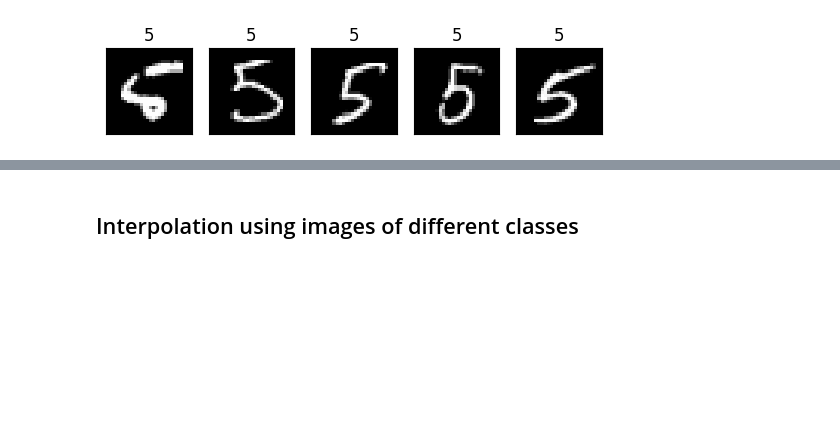
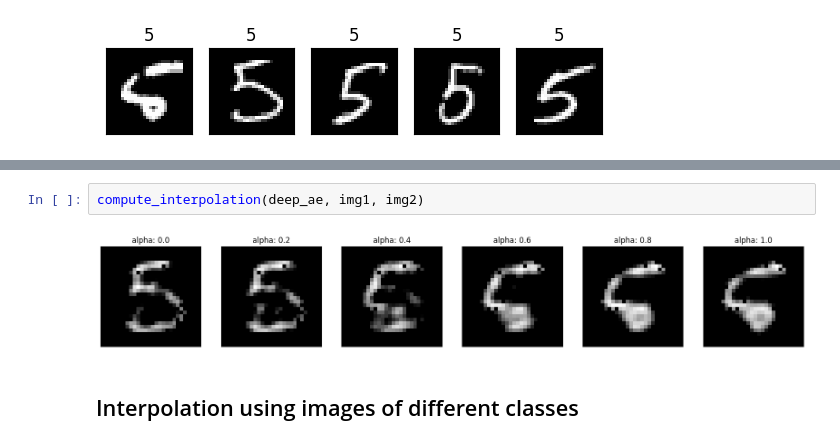
Before and after one commit to Sopralapanca/Pattern-Recognition, a Jupyter notebook: ASSIGNMENT_1_GIACOMO_CARFI_AUTOENCODER.ipynb, the cells around one changed output, grey strips where cells are left out. Drawn from its saved outputs; the diff is of its cells as text; blank space fills up the shorter version.

Commit message:
prova latent interpolation con diversi modelli

```diff
--- a/ASSIGNMENT_1_GIACOMO_CARFI_AUTOENCODER.ipynb
+++ b/ASSIGNMENT_1_GIACOMO_CARFI_AUTOENCODER.ipynb
@@ -527,3 +527,7 @@ compute_interpolation(sae, img1, img2)
+# %%
+compute_interpolation(deep_ae, img1, img2)
+# %% [output]
+[figure, added]
 # %% [markdown]
 ## Interpolation using images of different classes
 # %%
```
Also changed, not shown: parts of 18 cells of this notebook.
